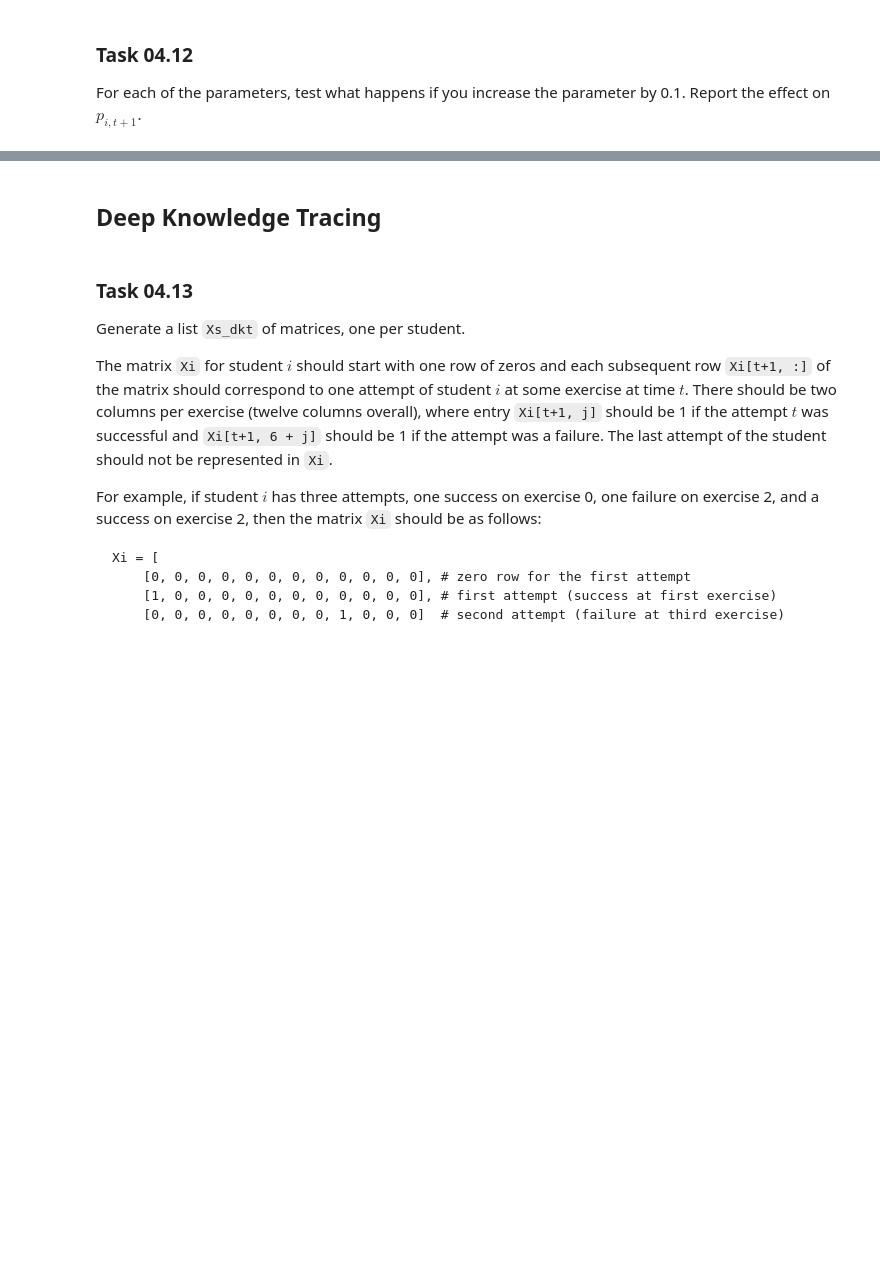
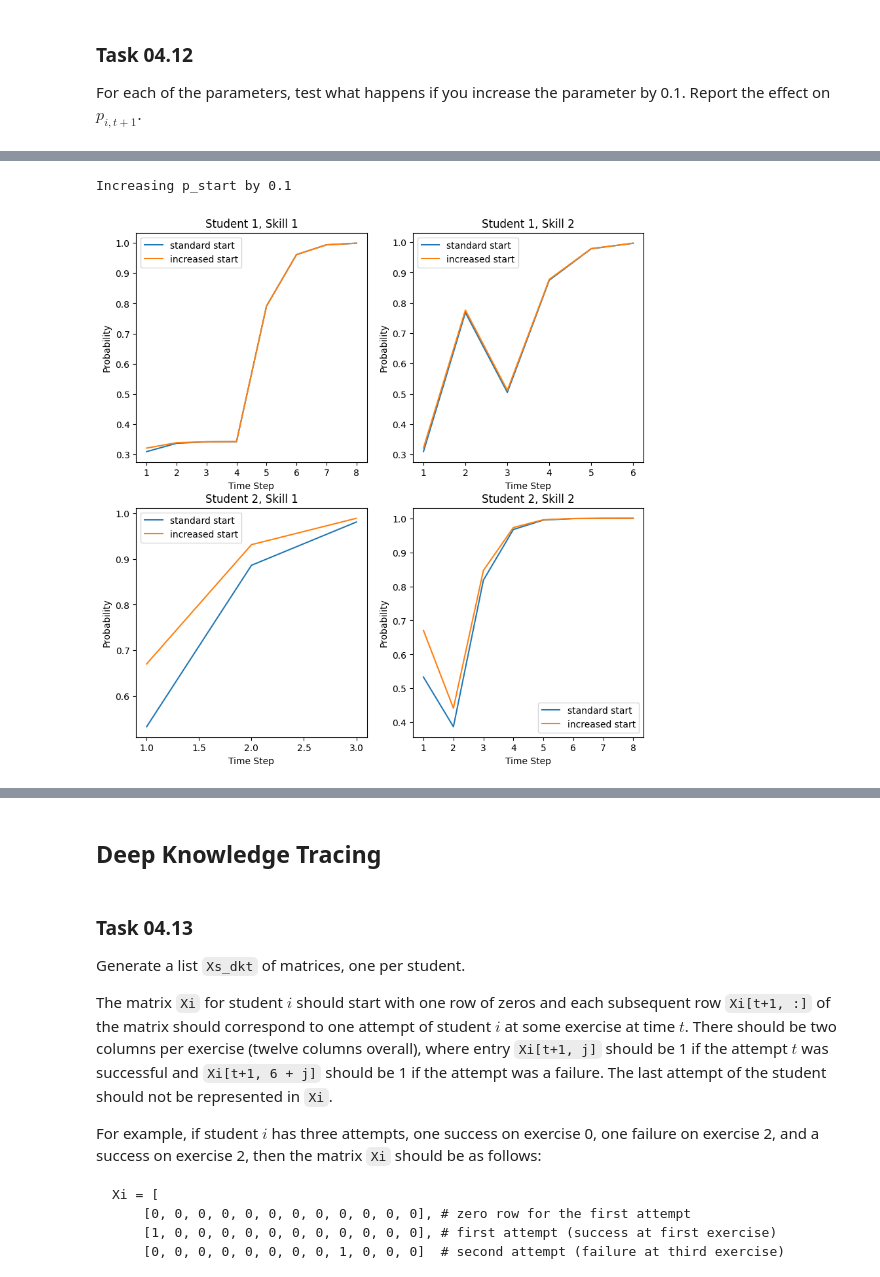
Before and after one commit to d3nnis2001/Data-Mining-Lecture, a Jupyter notebook: Abgabe4/sheet04.ipynb, the cells around one changed output, grey strips where cells are left out. Saved outputs shown, nothing was run; the diff lists cells and outputs as text; code cells hidden in the pictures; blank space fills up the shorter version.

```diff
--- a/Abgabe4/sheet04.ipynb
+++ b/Abgabe4/sheet04.ipynb
@@ -302,0 +354,80 @@ For each of the parameters, test what happens if you increase the parameter by 0
+# %%
+# start increased by 0.1
+fig, axs = plt.subplots(2, 2, figsize=(10, 10))
+
+for student in range(2):
+    for skill in range(2):
+        results = X[(X[:, 0] == student) & (X[:, 3 + skill] == 1), 5]
+
+        probs1 = calc_probs(results, 0.1, 0.1, 0.2, 0.3)
+        probs2 = calc_probs(results, 0.2, 0.1, 0.2, 0.3)
+
+        axs[student, skill].plot(range(1, len(probs1) + 1), probs1, label='standard start')
+        axs[student, skill].plot(range(1, len(probs2) + 1), probs2, label='increased start')
+        axs[student, skill].set_title(f"Student {student+1}, Skill {skill+1}")
+        axs[student, skill].set_xlabel("Time Step")
+        axs[student, skill].set_ylabel("Probability")
+        axs[student, skill].legend()
+
+print("Increasing p_start by 0.1")
+plt.show()
+
+# slip increased by 0.1
+fig, axs = plt.subplots(1, 2, figsize=(10, 5))
+
+for skill in range(2):
+    results = X[(X[:, 0] == 1) & (X[:, 3 + skill] == 1), 5]
+
+    probs1 = calc_probs(results, 0.1, 0.1, 0.2, 0.3)
+    probs2 = calc_probs(results, 0.1, 0.2, 0.2, 0.3)
+
+    axs[skill].plot(range(1, len(probs1) + 1), probs1, label='standard slip')
+    axs[skill].plot(range(1, len(probs2) + 1), probs2, label='increased slip')
+    axs[skill].set_title(f"Student {student+1}, Skill {skill+1}")
+    axs[skill].set_xlabel("Time Step")
+    axs[skill].set_ylabel("Probability")
+    axs[skill].legend()
+
+print("Increasing p_slip by 0.1")
+plt.show()
+
+# guess increased by 0.1
+fig, axs = plt.subplots(1, 2, figsize=(10, 5))
+
+for skill in range(2):
+    results = X[(X[:, 0] == 2) & (X[:, 3 + skill] == 1), 5]
+
+    probs1 = calc_probs(results, 0.1, 0.1, 0.2, 0.3)
+    probs2 = calc_probs(results, 0.1, 0.1, 0.3, 0.3)
+
+    axs[skill].plot(range(1, len(probs1) + 1), probs1, label='standard guess')
+    axs[skill].plot(range(1, len(probs2) + 1), probs2, label='increased guess')
+    axs[skill].set_title(f"Student 3, Skill {skill+1}")
+    axs[skill].set_xlabel("Time Step")
+    axs[skill].set_ylabel("Probability")
+    axs[skill].legend()
+
+print("Increasing p_guess by 0.1")
+plt.show()
+
+# trans increased by 0.1
+fig, axs = plt.subplots(1, 2, figsize=(10, 5))
+
+for skill in range(2):
+    results = X[(X[:, 0] == 3) & (X[:, 3 + skill] == 1), 5]
+
+    probs1 = calc_probs(results, 0.1, 0.1, 0.2, 0.3)
+    probs2 = calc_probs(results, 0.1, 0.1, 0.2, 0.4)
+
+    axs[skill].plot(range(1, len(probs1) + 1), probs1, label='standard trans')
+    axs[skill].plot(range(1, len(probs2) + 1), probs2, label='increased trans')
+    axs[skill].set_title(f"Student {student+1}, Skill {skill+1}")
+    axs[skill].set_xlabel("Time Step")
+    axs[skill].set_ylabel("Probability")
+    axs[skill].legend()
+
+print("Increasing p_trans by 0.1")
+plt.show()
+# %% [output]
+Increasing p_start by 0.1
+[figure, added]
```
Also changed, not shown: parts of 7 cells of this notebook, 1 other file.
